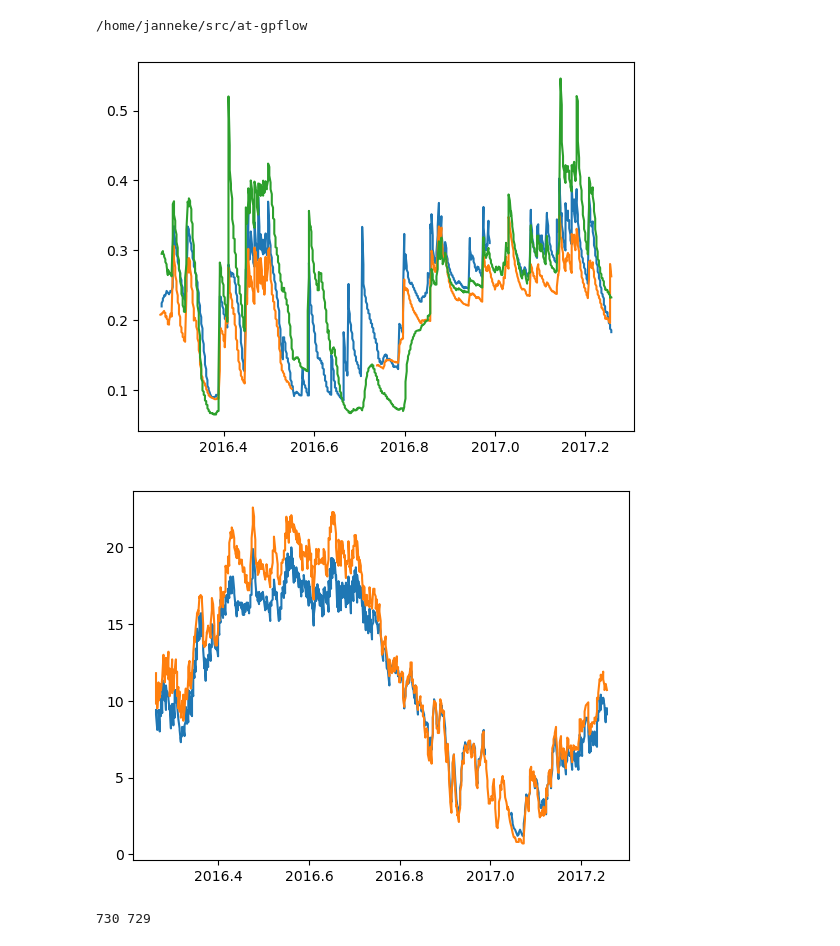
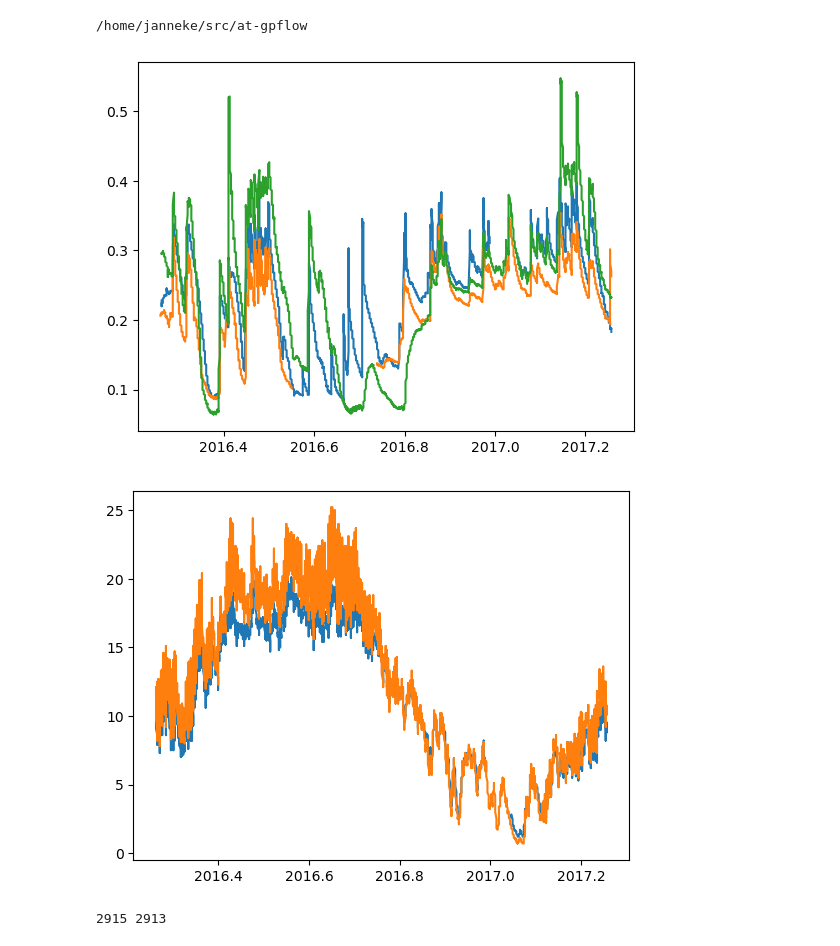
Before and after one commit to JVerbeek/at-gpflow, a Jupyter notebook: Wageningen/soil_transfer_learning.ipynb, the cells around one changed output. Cells and saved outputs as stored; diff of their text form; code cells hidden in the pictures.

```diff
--- a/Wageningen/soil_transfer_learning.ipynb
+++ b/Wageningen/soil_transfer_learning.ipynb
@@ -17,39 +17,39 @@ source = pd.read_csv(BASE+"/data/station_data/RM_SM_14_calibrated.csv")
 source2 = pd.read_csv(BASE+"/data/station_data/RM_SM_02_calibrated.csv")
 target = pd.read_csv(BASE+"/data/station_data/RM_SM_15_calibrated.csv")
 source["Measurement Time"] = pd.to_datetime(source["Measurement Time"])
 source2["Measurement Time"] = pd.to_datetime(source2["Measurement Time"])
 target["Measurement Time"] = pd.to_datetime(target["Measurement Time"])
 
 source.index = source["Measurement Time"]
 source2.index = source2["Measurement Time"]
 target.index = target["Measurement Time"]
 
-source = source.resample("12H").last()
-source2 = source2.resample("12H").last()
-target = target.resample("12H").last()
+source = source.resample("3H").last()
+source2 = source2.resample("3H").last()
+target = target.resample("3H").last()
 
 source['decimal_year'] = source['Measurement Time'].dt.year + (source['Measurement Time'].dt.dayofyear - 1) / 365.25
 source2['decimal_year'] = source2['Measurement Time'].dt.year + (source2['Measurement Time'].dt.dayofyear - 1) / 365.25
 target['decimal_year'] = target['Measurement Time'].dt.year + (target['Measurement Time'].dt.dayofyear - 1) / 365.25
 source.index = source["decimal_year"]
 source2.index = source2["decimal_year"]
 target.index = target["decimal_year"]
 
 
 plt.plot(source.index, source["5 cm VWC [m3/m3]"])
 plt.plot(source2.index, source2["5 cm VWC [m3/m3]"])
 plt.plot(target.index, target["5 cm VWC [m3/m3]"])
 plt.show()
 plt.plot(source.index, source["5 cm Temp [oC]"])
 plt.plot(target.index, target["5 cm Temp [oC]"])
 plt.show()
 
 print(len(source), len(target))
 # %% [output]
 /home/janneke/src/at-gpflow
-[figure, old version]
+[figure, new version]
-[figure, old version]
+[figure, new version]
-730 729
+2915 2913
 # %%
 Ax = source.index.to_numpy().reshape(-1, 1)
 Bx = target.index.to_numpy().reshape(-1, 1)
```
Also changed, not shown: parts of 3 cells of this notebook.
